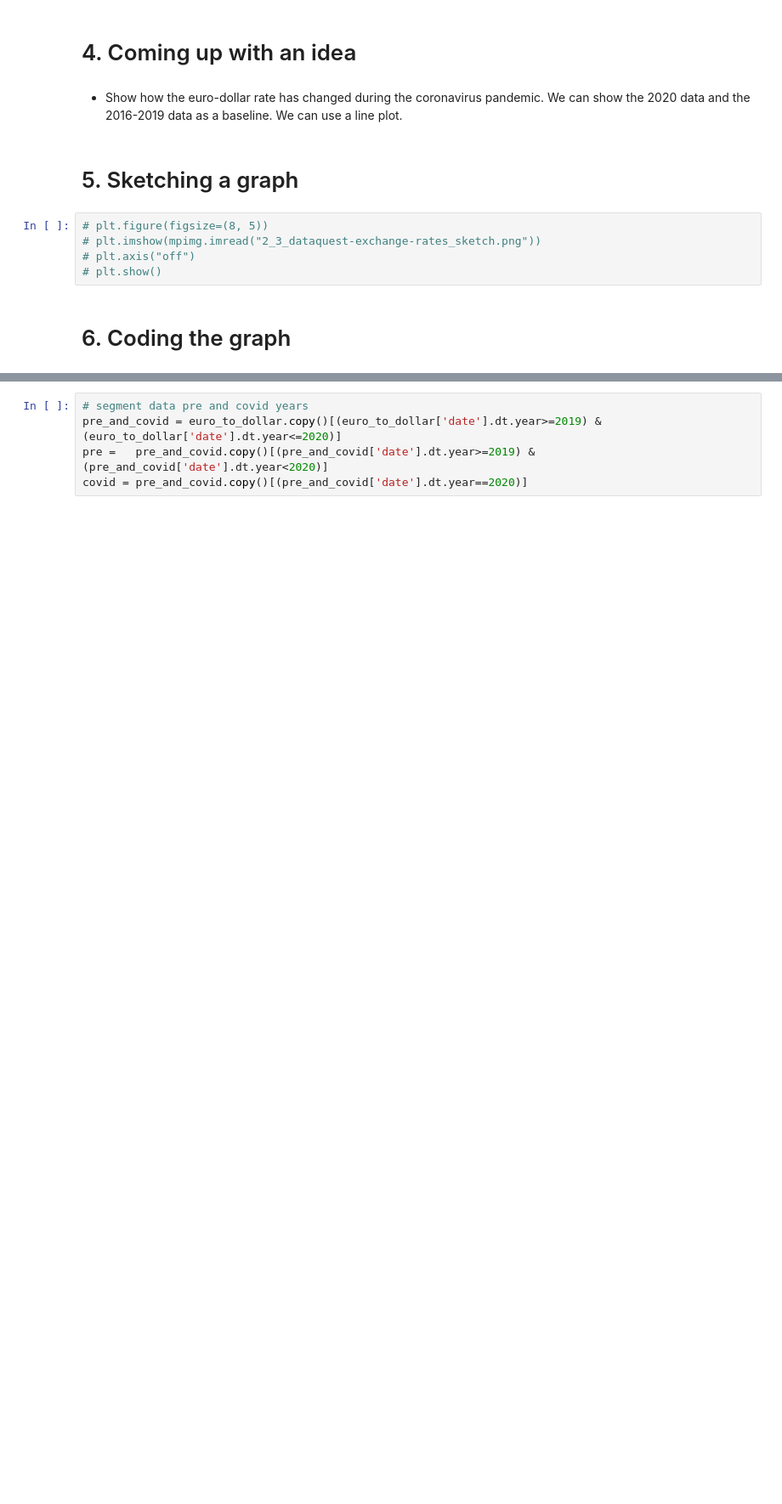
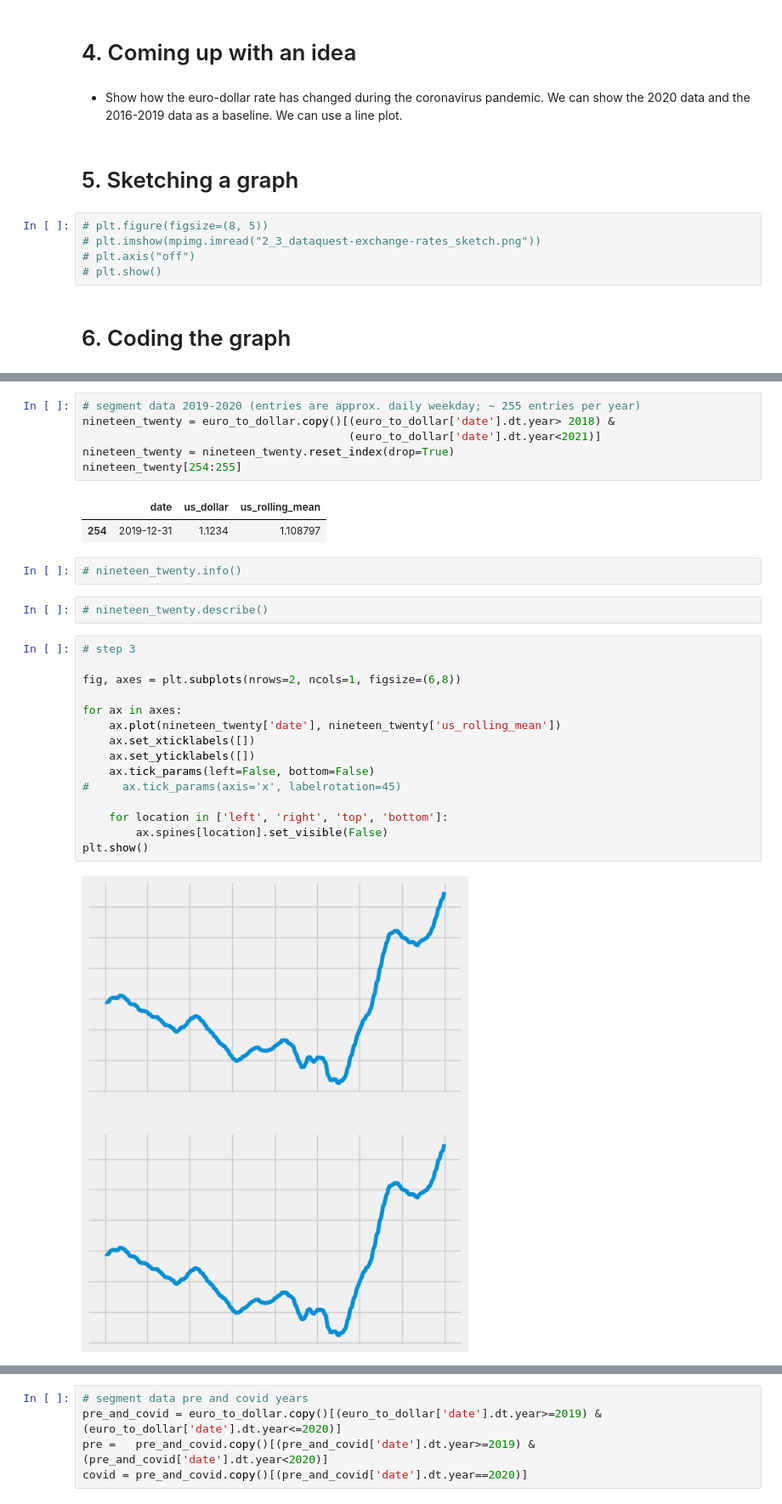
Before and after one commit to slp22/dataquest-projects, a Jupyter notebook: 2_3_dataquest-exchange-rates.ipynb, the cells around one changed output, grey strips where cells are left out. Shown at 85% size. Cells and saved outputs as stored; diff of their text form; blank space fills up the shorter version.

Commit message:
6 coding the graph, data viz #2

```diff
--- a/2_3_dataquest-exchange-rates.ipynb
+++ b/2_3_dataquest-exchange-rates.ipynb
@@ -205,0 +208,30 @@ plt.show()
+# %%
+# segment data 2019-2020 (entries are approx. daily weekday; ~ 255 entries per year)
+nineteen_twenty = euro_to_dollar.copy()[(euro_to_dollar['date'].dt.year> 2018) &
+                                        (euro_to_dollar['date'].dt.year<2021)]
+nineteen_twenty = nineteen_twenty.reset_index(drop=True)
+nineteen_twenty[254:255]
+# %% [output]
+|  | date | us_dollar | us_rolling_mean |
+| 254 | 2019-12-31 | 1.1234 | 1.108797 |
+# %%
+# nineteen_twenty.info()
+# %%
+# nineteen_twenty.describe()
+# %%
+# step 3
+
+fig, axes = plt.subplots(nrows=2, ncols=1, figsize=(6,8))
+
+for ax in axes:
+    ax.plot(nineteen_twenty['date'], nineteen_twenty['us_rolling_mean'])
+    ax.set_xticklabels([])
+    ax.set_yticklabels([])
+    ax.tick_params(left=False, bottom=False)
+#     ax.tick_params(axis='x', labelrotation=45)
+
+    for location in ['left', 'right', 'top', 'bottom']:
+        ax.spines[location].set_visible(False)
+plt.show()
+# %% [output]
+[figure, added]
```
Also changed, not shown: parts of 13 cells of this notebook.
